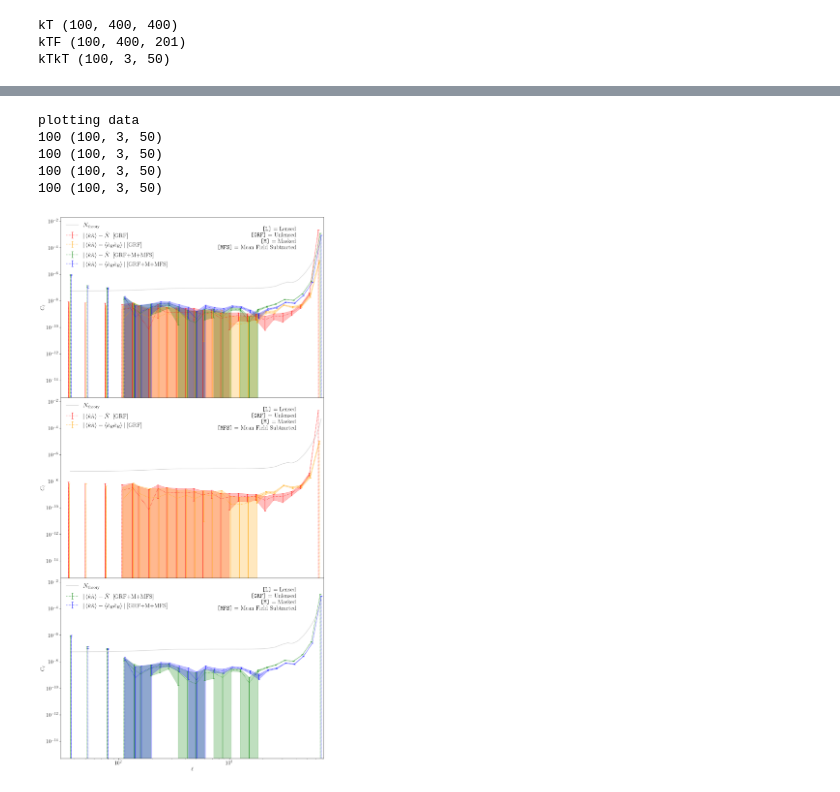
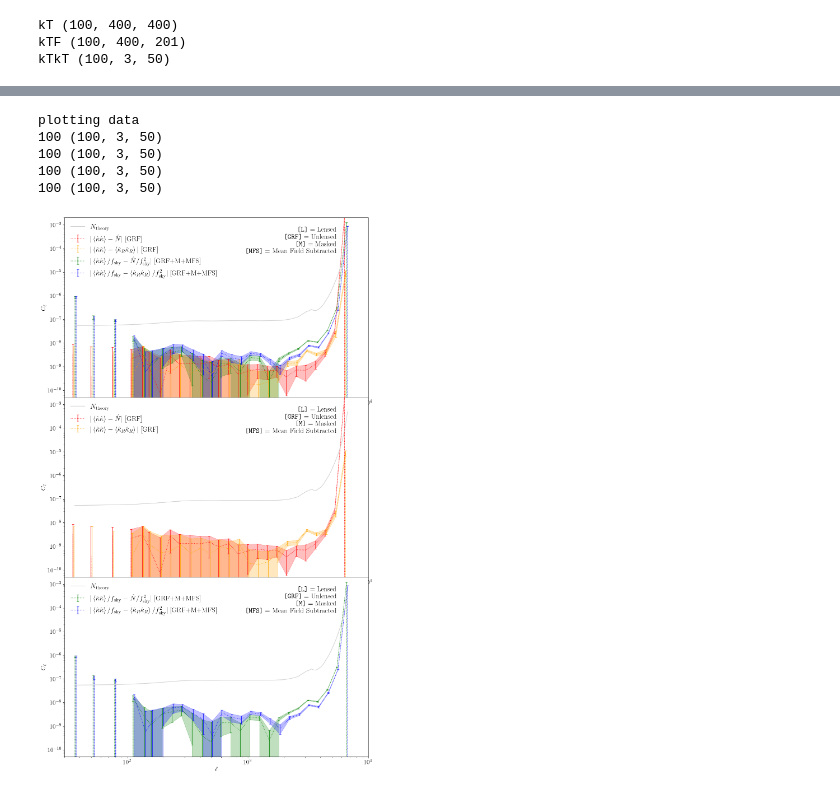
Before and after one commit to DelonShen/LensQuEst, a Jupyter notebook: dev/N0_Ni_gen_plots.ipynb, the cells around one changed output, grey strips where cells are left out. Drawn from its saved outputs; the diff is of its cells as text; code cells hidden in the pictures.

```diff
--- a/dev/N0_Ni_gen_plots.ipynb
+++ b/dev/N0_Ni_gen_plots.ipynb
@@ -296,6 +303,9 @@ for ax in axs.flatten():
     ax.set_yscale('log')
     ax.set_xlabel(r'$\ell$')
     ax.set_ylabel(r'$C_\ell$')
+    ax.set_ylim(.9e-8,.5e-3)
+    ax.set_xlim(30,1e4)
+
 
 cols = ['Unmasked', 'Masked']
 for ax, col in zip(axs[0], cols):
@@ -458,5 +471,5 @@ corr(corr_kTkT, r'$\left<\hat\kappa\hat\kappa\right>_{\rm True}$ [L+M]', cmap[1]
 # %%
-fig, axs = plt.subplots(nrows=3, figsize=(14,29), sharey=True)
+fig, axs = plt.subplots(nrows=3, figsize=(14,25), sharey=True)
 fig.subplots_adjust(wspace=0, hspace=0)
 ell = baseMap.l.flatten()
 
@@ -489,8 +502,8 @@ col = dict(zip(c_keys, [
 labels = dict(zip(c_keys, [
     r'$|\left<\hat\kappa\hat\kappa\right> - \hat N|$ [GRF]',
     r'$|\left<\hat\kappa\hat\kappa\right> - \left<\hat\kappa_R\hat\kappa_R\right>|$ [GRF]',
-    r'$|\left<\hat\kappa\hat\kappa\right> - \hat N|$ [GRF+M+MFS]',
-    r'$|\left<\hat\kappa\hat\kappa\right> - \left<\hat\kappa_R\hat\kappa_R\right>|$ [GRF+M+MFS]',
+    r'$|\left<\hat\kappa\hat\kappa\right>/f_{\rm sky} - \hat N/f_{\rm sky}^2|$ [GRF+M+MFS]',
+    r'$|\left<\hat\kappa\hat\kappa\right>/f_{\rm sky} - \left<\hat\kappa_R\hat\kappa_R\right>/f_{\rm sky}^2|$ [GRF+M+MFS]',
 ]))
 print('plotting data')
 
@@ -539,34 +552,34 @@ for ax in axs:
     s += r'\texttt{[GRF]} = Unlensed'
     s += '\n'
     s += r'\texttt{[M]} = Masked'
     s += '\n'
     s += r'\texttt{[MFS]} = Mean Field Subtracted'
 
-    ax.set_xlim(lMin,2*lMax+100)
-    ax.set_ylim(.5e-15, 2e-2)
+    ax.set_xlim(30, 1e4)
+    ax.set_ylim(5e-11, 2e-3)
     ax.text(.90, .95,
        s=s,
        transform=ax.transAxes,
        horizontalalignment='right',
        verticalalignment='top',
       fontsize=18)
     ax.set_xscale('log')
     ax.set_yscale('log')
     ax.set_xlabel(r'$\ell$')
     ax.set_ylabel(r'$C_\ell$')
 plt.savefig(
 'figures/Cl_residual_unlensed.pdf',
     bbox_inches='tight'
 )
 plt.savefig(
 'figures/Cl_residual_unlensed.png',
     bbox_inches='tight'
 )
 # %% [output]
 plotting data
 100 (100, 3, 50)
 100 (100, 3, 50)
 100 (100, 3, 50)
 100 (100, 3, 50)
-[figure, old version]
+[figure, new version]
 # %%
```
Also changed, not shown: parts of 11 cells of this notebook, 35 other files.
